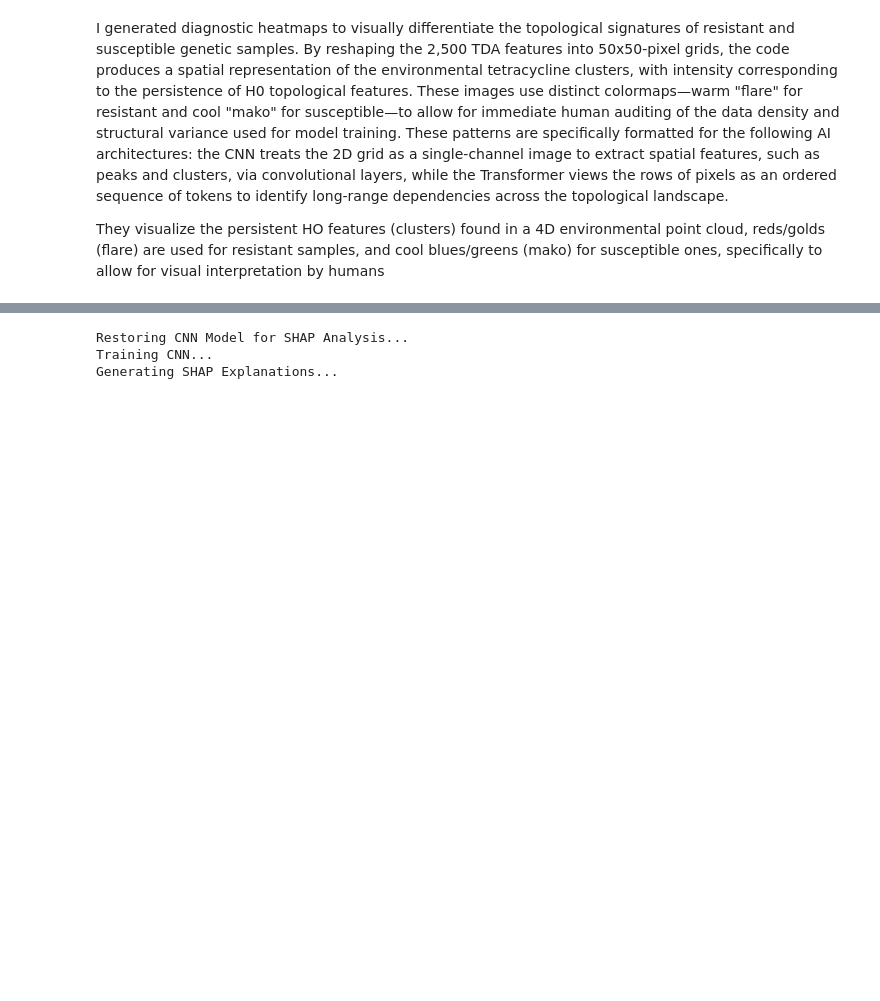
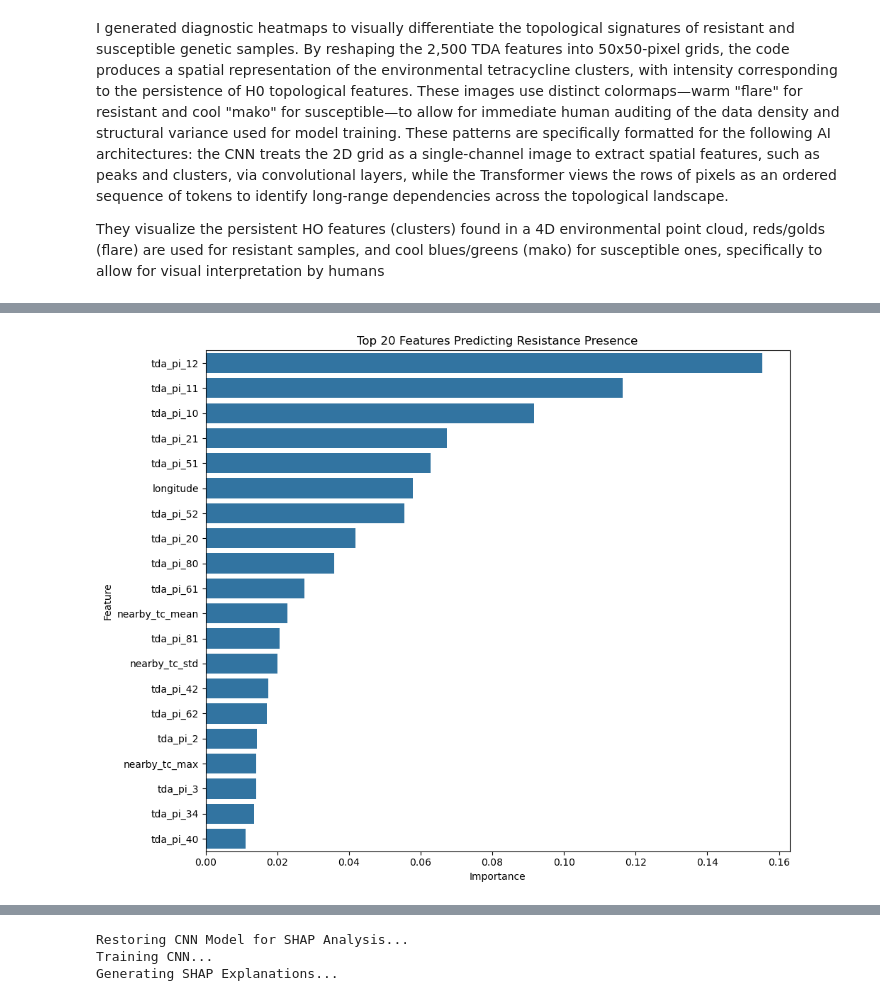
Before and after one commit to patrickayres/AntimicrobialResistanceAnalysis, a Jupyter notebook: AMR_DataAnalysis.ipynb, the cells around one changed output, grey strips where cells are left out. Cells and saved outputs as stored; diff of their text form; code cells hidden in the pictures; blank space fills up the shorter version.

```diff
--- a/AMR_DataAnalysis.ipynb
+++ b/AMR_DataAnalysis.ipynb
@@ -2811,3 +2892,86 @@ Visualization saved to 'high_res_tda_diagnostic.png'
 I generated diagnostic heatmaps to visually differentiate the topological signatures of resistant and susceptible genetic samples. By reshaping the 2,500 TDA features into 50x50-pixel grids, the code produces a spatial representation of the environmental tetracycline clusters, with intensity corresponding to the persistence of H0 topological features. These images use distinct colormaps—warm "flare" for resistant and cool "mako" for susceptible—to allow for immediate human auditing of the data density and structural variance used for model training. These patterns are specifically formatted for the following AI architectures: the CNN treats the 2D grid as a single-channel image to extract spatial features, such as peaks and clusters, via convolutional layers, while the Transformer views the rows of pixels as an ordered sequence of tokens to identify long-range dependencies across the topological landscape.
 
 They visualize the persistent HO features (clusters) found in a 4D environmental point cloud, reds/golds (flare) are used for resistant samples, and cool blues/greens (mako) for susceptible ones, specifically to allow for visual interpretation by humans
+# %%
+
+# Load data
+file_path = "AMR_training_data_2000km_TDA_LowRes.csv"
+print(f"Loading dataset: {file_path}...")
+df = pd.read_csv(file_path)
+
+# Config rvision: Target is 'Present' (Binary: 0 or 1)
+target_col = 'Present'
+
+# Drop columns: Remove IDs and non-predictive text
+# remove 'gene_original_index', 'Organism', 'Year_gene', etc. as they are identifiers
+drop_cols = [target_col, 'gene_original_index', 'Organism', 'Region', 'Nation', 'Source']
+
+# Prepare features and target (X) and (y)
+if target_col not in df.columns:
+    raise ValueError(f"Target '{target_col}' not found. Check spelling!")
+
+X = df.drop(columns=[c for c in drop_cols if c in df.columns])
+# Keep only numeric columns for XGBoost
+X = X.select_dtypes(include=[np.number])
+
+y = df[target_col]
+
+print(f"Target: {target_col}")
+print(f"Features: {X.shape[1]} columns")
+print(f"Class Balance:\n{y.value_counts()}")
+
+# Train/Test split Stratify ensures equal % of 'Present' cases in train and test
+X_train, X_test, y_train, y_test = train_test_split(X, y, test_size=0.2, random_state=42, stratify=y)
+
+# Init and Train XGBOOST classifier
+# Moved 'early_stopping_rounds' inside the classifier constructor
+model = xgb.XGBClassifier(
+    objective='binary:logistic',
+    n_estimators=1000,
+    learning_rate=0.05,
+    max_depth=6,
+    subsample=0.8,
+    colsample_bytree=0.8,
+    n_jobs=-1,
+    random_state=42,
+    eval_metric='logloss',
+    early_stopping_rounds=50  # <--- NEW LOCATION
+)
+
+print("\nTraining XGBoost Classifier...")
+
+# FIX: Removed 'early_stopping_rounds' from fit()
+model.fit(
+    X_train, y_train,
+    eval_set=[(X_test, y_test)],
+    verbose=100
+)
+
+# EVALUATION
+print("\n--- Model Evaluation ---")
+preds = model.predict(X_test)
+acc = accuracy_score(y_test, preds)
+
+print(f"Accuracy: {acc:.4f}")
+print("\nClassification Report:")
+print(classification_report(y_test, preds))
+
+# FEATURE IMPORTANCE (The Moment of Truth)
+importance = model.feature_importances_
+feature_names = X.columns
+feat_imp_df = pd.DataFrame({'Feature': feature_names, 'Importance': importance})
+
+# Filter for top 20
+top_20 = feat_imp_df.sort_values(by='Importance', ascending=False).head(20)
+
+plt.figure(figsize=(10, 8))
+sns.barplot(x='Importance', y='Feature', data=top_20)
+plt.title('Top 20 Features Predicting Resistance Presence')
+plt.tight_layout()
+plt.show()
+
+# TDA specific check
+tda_cols = [c for c in X.columns if 'tda_pi_' in c]
+tda_importance = feat_imp_df[feat_imp_df['Feature'].isin(tda_cols)]
+print(f"\nTotal Importance of TDA Features: {tda_importance['Importance'].sum():.4f}")
+# %% [output]
@@ -2813,0 +2995 @@ They visualize the persistent HO features (clusters) found in a 4D environmental
+[figure, added]
```
Also changed, not shown: parts of 41 cells of this notebook.
